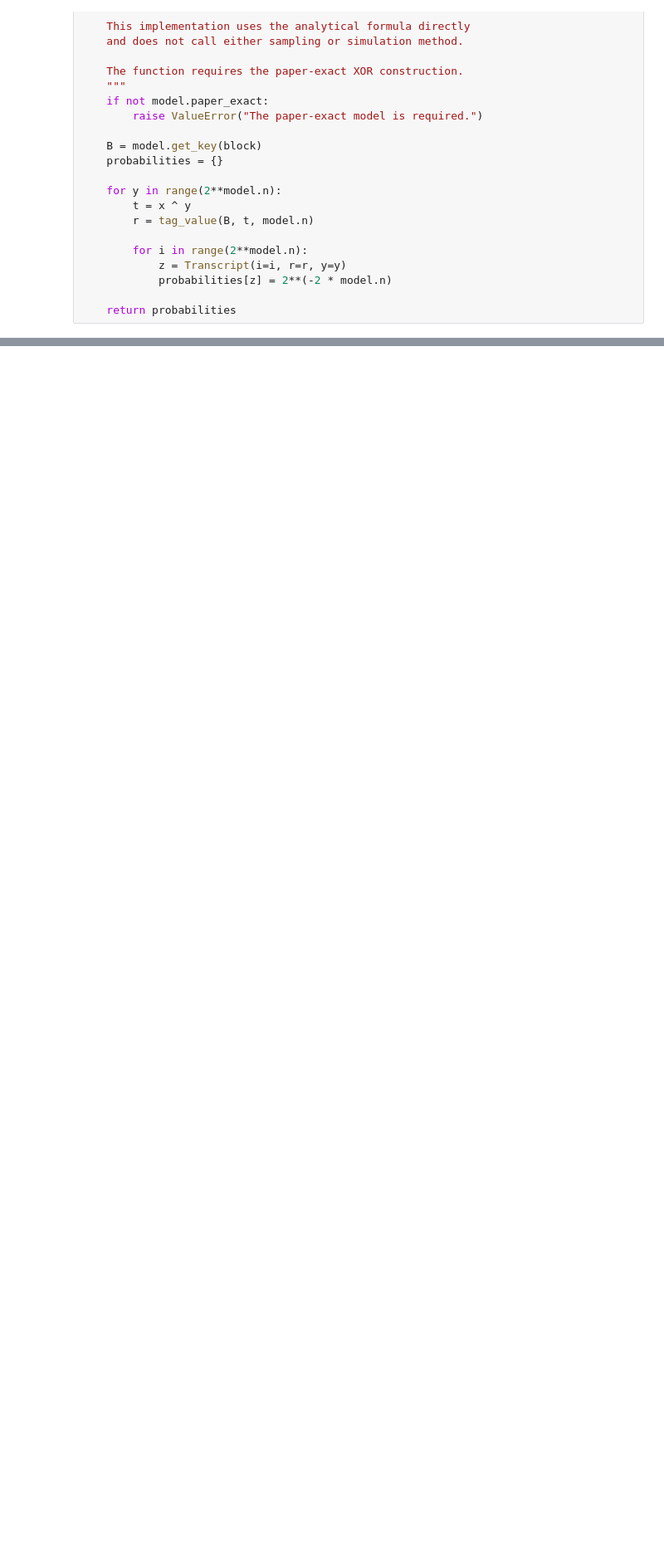
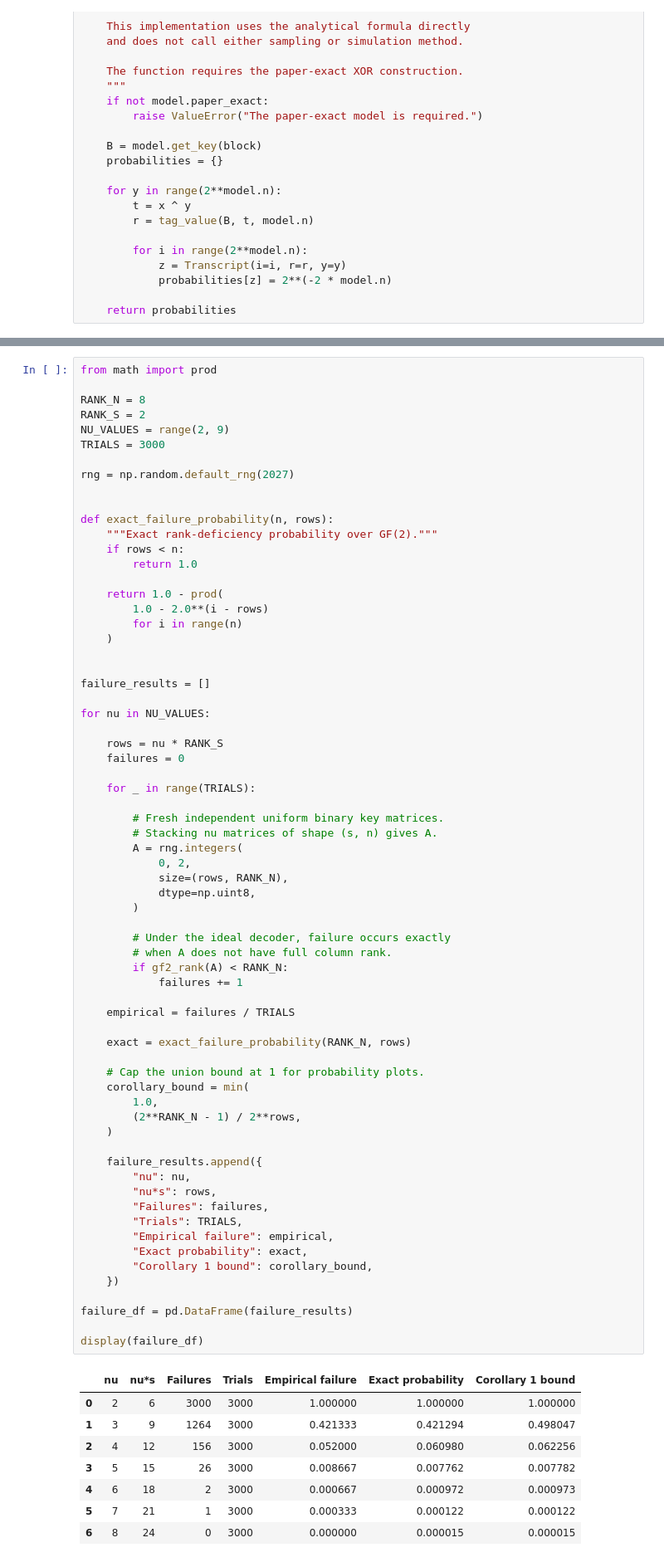
Before and after one commit to NesyaLab/ISCAS2027, a Jupyter notebook: notebooks/Circuit_level_inversion_security_LCU.ipynb, the cells around one changed output, grey strips where cells are left out. Shown at 83% size. Drawn from its saved outputs; the diff is of its cells as text; blank space fills up the shorter version.

```diff
--- a/notebooks/Circuit_level_inversion_security_LCU.ipynb
+++ b/notebooks/Circuit_level_inversion_security_LCU.ipynb
@@ -459,0 +1298,76 @@ monotonically because the samples are random.
+# %%
+from math import prod
+
+RANK_N = 8
+RANK_S = 2
+NU_VALUES = range(2, 9)
+TRIALS = 3000
+
+rng = np.random.default_rng(2027)
+
+
+def exact_failure_probability(n, rows):
+    """Exact rank-deficiency probability over GF(2)."""
+    if rows < n:
+        return 1.0
+
+    return 1.0 - prod(
+        1.0 - 2.0**(i - rows)
+        for i in range(n)
+    )
+
+
+failure_results = []
+
+for nu in NU_VALUES:
+
+    rows = nu * RANK_S
+    failures = 0
+
+    for _ in range(TRIALS):
+
+        # Fresh independent uniform binary key matrices.
+        # Stacking nu matrices of shape (s, n) gives A.
+        A = rng.integers(
+            0, 2,
+            size=(rows, RANK_N),
+            dtype=np.uint8,
+        )
+
+        # Under the ideal decoder, failure occurs exactly
+        # when A does not have full column rank.
+        if gf2_rank(A) < RANK_N:
+            failures += 1
+
+    empirical = failures / TRIALS
+
+    exact = exact_failure_probability(RANK_N, rows)
+
+    # Cap the union bound at 1 for probability plots.
+    corollary_bound = min(
+        1.0,
+        (2**RANK_N - 1) / 2**rows,
+    )
+
+    failure_results.append({
+        "nu": nu,
+        "nu*s": rows,
+        "Failures": failures,
+        "Trials": TRIALS,
+        "Empirical failure": empirical,
+        "Exact probability": exact,
+        "Corollary 1 bound": corollary_bound,
+    })
+
+failure_df = pd.DataFrame(failure_results)
+
+display(failure_df)
+# %% [output]
+|  | nu | nu*s | Failures | Trials | Empirical failure | Exact probability | Corollary 1 bound |
+| 0 | 2 | 6 | 3000 | 3000 | 1.000000 | 1.000000 | 1.000000 |
+| 1 | 3 | 9 | 1264 | 3000 | 0.421333 | 0.421294 | 0.498047 |
+| 2 | 4 | 12 | 156 | 3000 | 0.052000 | 0.060980 | 0.062256 |
+| 3 | 5 | 15 | 26 | 3000 | 0.008667 | 0.007762 | 0.007782 |
+| 4 | 6 | 18 | 2 | 3000 | 0.000667 | 0.000972 | 0.000973 |
+| 5 | 7 | 21 | 1 | 3000 | 0.000333 | 0.000122 | 0.000122 |
+| 6 | 8 | 24 | 0 | 3000 | 0.000000 | 0.000015 | 0.000015 |
```
Also changed, not shown: parts of 17 cells of this notebook.
